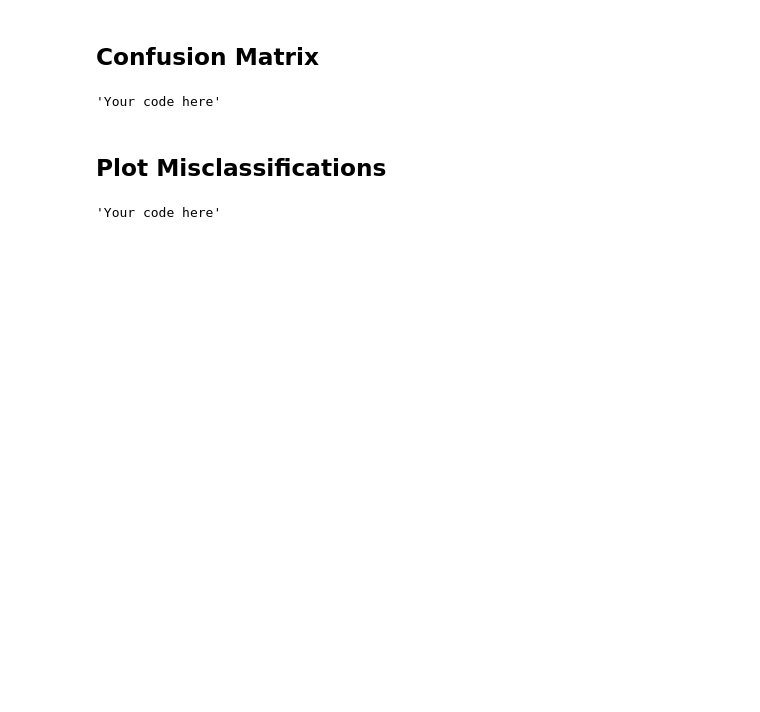
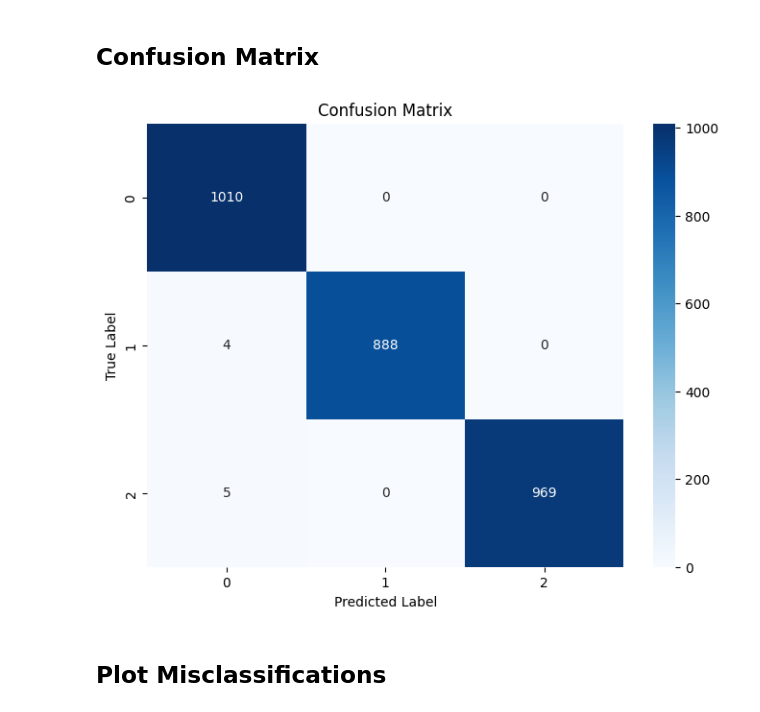
Before and after one commit to KelvynBladen/ml_intro, a Jupyter notebook: mnist_worksheet3.ipynb, the cells around one changed output. Drawn from its saved outputs; the diff is of its cells as text; code cells hidden in the pictures; blank space fills up the shorter version.

```diff
--- a/mnist_worksheet3.ipynb
+++ b/mnist_worksheet3.ipynb
@@ -65,3 +101,17 @@ import torch
 # Resize the images to 32x32 for the model
 
 'Your code here'
+# Define transformations
+transform = transforms.Compose([
+    transforms.ToPILImage(),
+    transforms.Resize((32, 32)),
+    transforms.ToTensor()
+])
+
+# Convert numpy arrays to tensors and apply transformations
+x_train_tensor = torch.stack([transform(img) for img in x_train_nn])
+x_test_tensor = torch.stack([transform(img) for img in x_test_nn])
+
+# Convert labels to tensors
+y_train_tensor = torch.tensor(y_train_nn_bin, dtype=torch.long)
+y_test_tensor = torch.tensor(y_test_nn_bin, dtype=torch.long)
@@ -83,23 +202,38 @@ import torch
 # %% [markdown]
 ## Confusion Matrix
 # %%
+import seaborn as sns
+from sklearn.metrics import confusion_matrix
+
 # Compute and plot a confusion matrix.
 
 'Your code here'
+# Get predictions for all test data
+model.eval()
+with torch.no_grad():
+    all_outputs = model(x_test_tensor.to(device))
+    _, all_predictions = torch.max(all_outputs, 1)
+
+# Convert predictions to numpy for confusion matrix
+y_true = y_test_tensor.cpu().numpy()
+y_pred = all_predictions.cpu().numpy()
+
+# Create confusion matrix
+cm = confusion_matrix(y_true, y_pred)
+
+# Plot confusion matrix
+plt.figure(figsize=(8, 6))
+sns.heatmap(cm, annot=True, fmt='d', cmap='Blues')
+plt.title('Confusion Matrix')
+plt.ylabel('True Label')
+plt.xlabel('Predicted Label')
+plt.show()
 
 # Where are misclassifications occurring?
 # How does your test accuracy compare to that of the Random Forest and CNN made previously?
 # It's very possible that it won't be better than the CNN.
-# This hopefully illustrates the importance of choosing the right kind of model to transfer learn from.
+# Better than the other CNN and the random forest
 # %% [output]
-'Your code here'
+[figure, added]
 # %% [markdown]
 ## Plot Misclassifications
-# %%
-# Plot some of the misclassifications.
-
-'Your code here'
-
-# Can you see why the model made the misclassifications it did?
-# %% [output]
-'Your code here'
```
Also changed, not shown: parts of 10 cells of this notebook, 3 other files.
